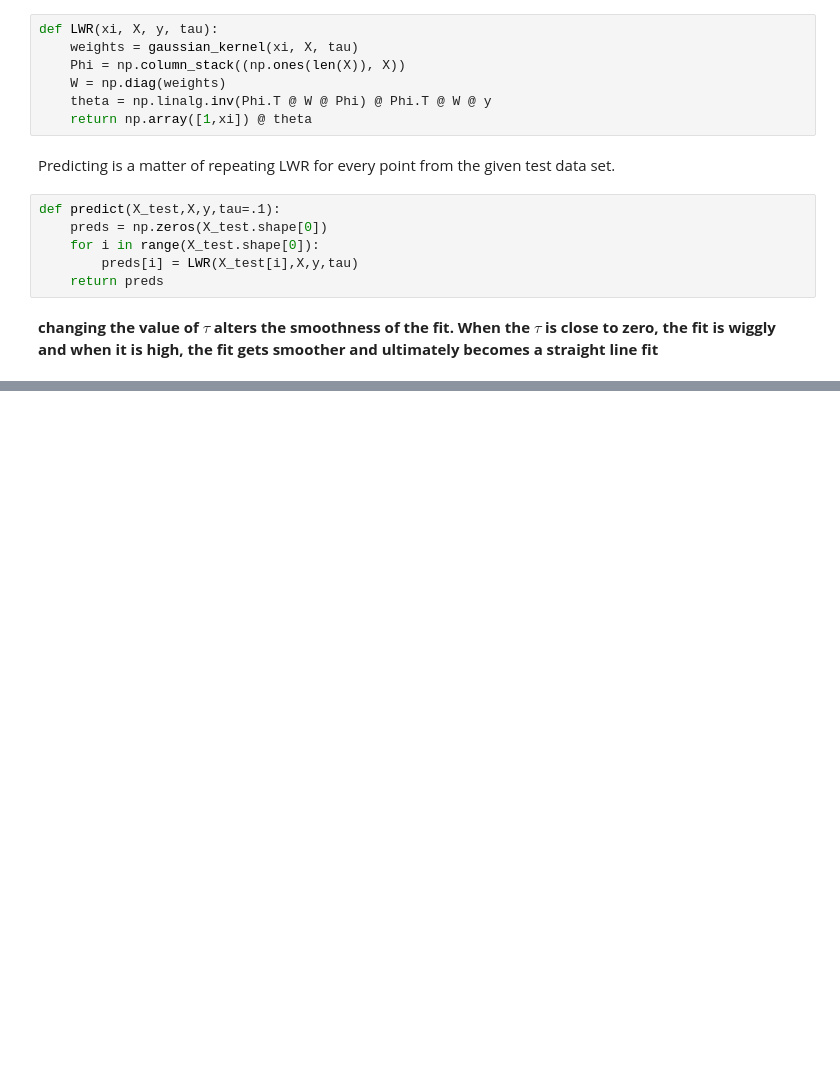
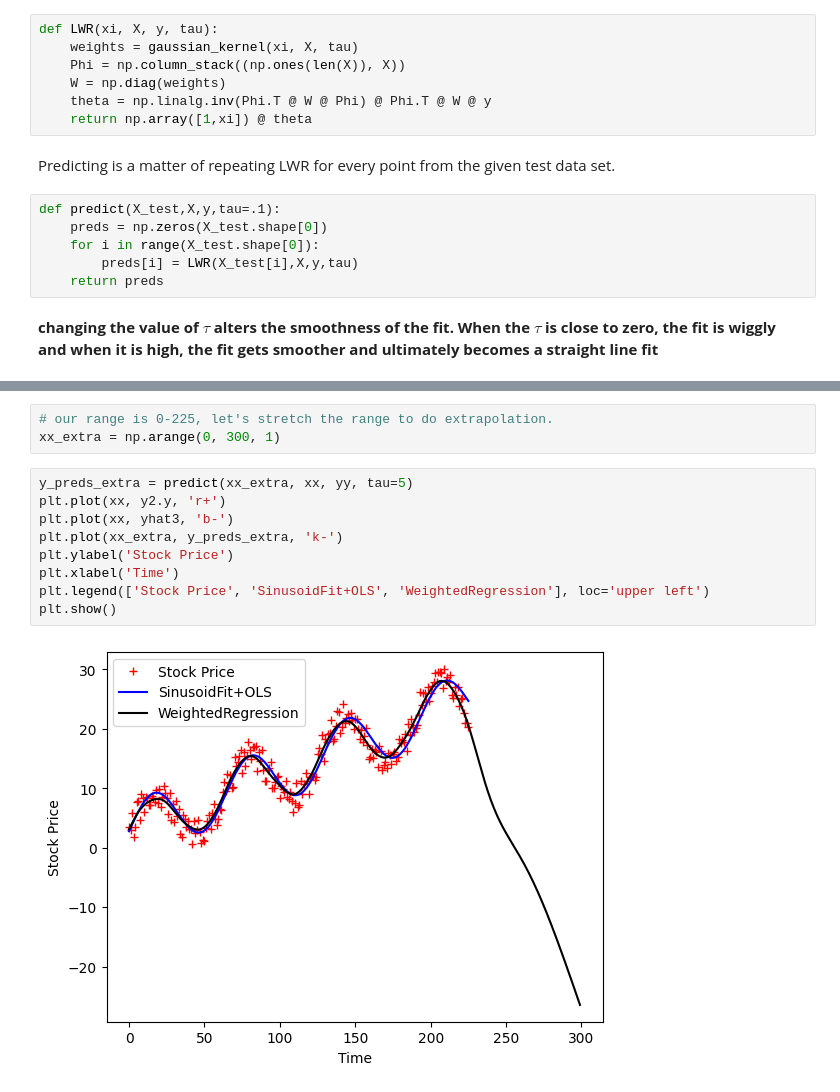
Before and after one commit to sudarsun/DA5401-2024, a Jupyter notebook: Assignment2-Solution.ipynb, the cells around one changed output, grey strips where cells are left out. Cells and saved outputs as stored; diff of their text form; blank space fills up the shorter version.

```diff
--- a/Assignment2-Solution.ipynb
+++ b/Assignment2-Solution.ipynb
@@ -766,0 +760,14 @@ plt.show()
+# %%
+# our range is 0-225, let's stretch the range to do extrapolation.
+xx_extra = np.arange(0, 300, 1)
+# %%
+y_preds_extra = predict(xx_extra, xx, yy, tau=5)
+plt.plot(xx, y2.y, 'r+')
+plt.plot(xx, yhat3, 'b-')
+plt.plot(xx_extra, y_preds_extra, 'k-')
+plt.ylabel('Stock Price')
+plt.xlabel('Time')
+plt.legend(['Stock Price', 'SinusoidFit+OLS', 'WeightedRegression'], loc='upper left')
+plt.show()
+# %% [output]
+[figure, added]
```
Also changed, not shown: parts of 19 cells of this notebook.
